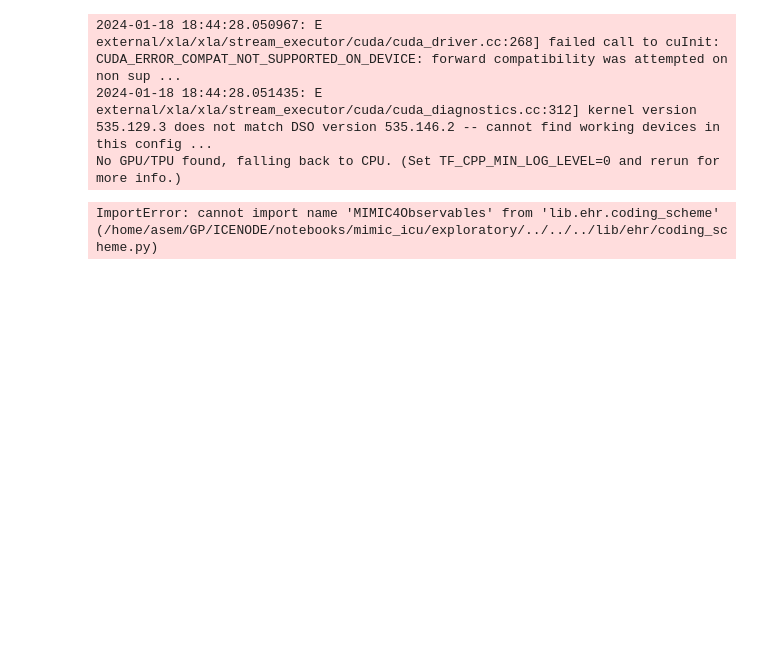
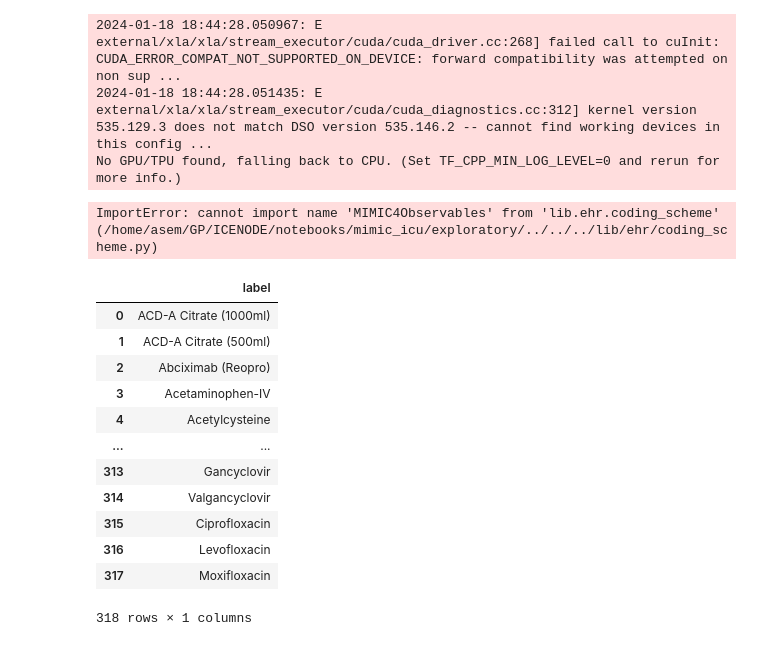
Before and after one commit to barahona-research-group/ICE-NODE, a Jupyter notebook: notebooks/mimic_icu/exploratory/mimic4_icu_exploration.ipynb, the cells around one changed output. Cells and saved outputs as stored; diff of their text form; code cells hidden in the pictures; blank space fills up the shorter version.

```diff
--- a/notebooks/mimic_icu/exploratory/mimic4_icu_exploration.ipynb
+++ b/notebooks/mimic_icu/exploratory/mimic4_icu_exploration.ipynb
@@ -1488,0 +1499,16 @@ ImportError: cannot import name 'MIMIC4Observables' from 'lib.ehr.coding_scheme'
+# %%
+icu_input_labels_df
+# %% [output]
+|  | label |
+| 0 | ACD-A Citrate (1000ml) |
+| 1 | ACD-A Citrate (500ml) |
+| 2 | Abciximab (Reopro) |
+| 3 | Acetaminophen-IV |
+| 4 | Acetylcysteine |
+| ... | ... |
+| 313 | Gancyclovir |
+| 314 | Valgancyclovir |
+| 315 | Ciprofloxacin |
+| 316 | Levofloxacin |
+| 317 | Moxifloxacin |
+318 rows × 1 columns
```
Also changed, not shown: parts of 12 cells of this notebook, 4 other files.
